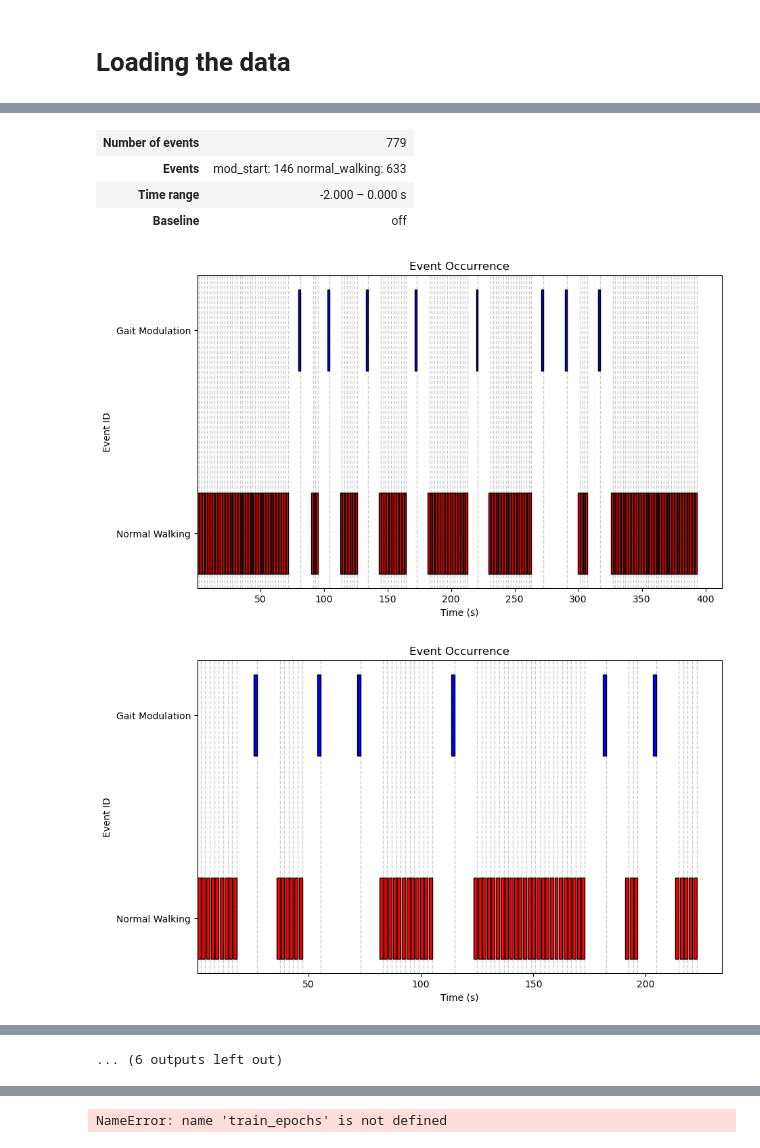
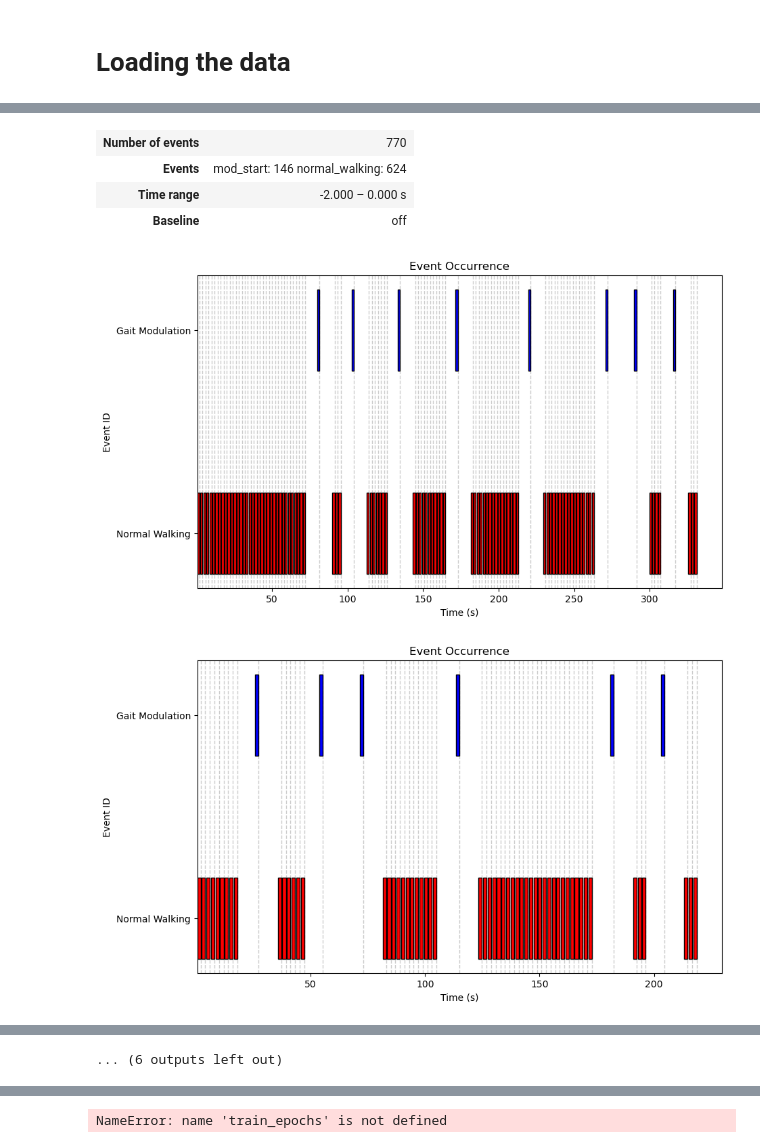
Before and after one commit to orabe/gaitmod, a Jupyter notebook: examples/lfp_all_data copy.ipynb, the cells around one changed output, grey strips where cells are left out. Cells and saved outputs as stored; diff of their text form; code cells hidden in the pictures.

Commit message:
[FIX]: walking events don't exceed n_samples

```diff
--- a/examples/lfp_all_data copy.ipynb
+++ b/examples/lfp_all_data copy.ipynb
@@ -66,15 +66,6 @@ info = mne.create_info(ch_names=lfp_ch_names[0:6], sfreq=lfp_sfreq, ch_types='db
 event_of_interest = 'mod_start'
 mod_start_event_id = 1
 
-# Define parameters
-epoch_tmin = -2.0
-epoch_tmax = 0.0
-epoch_duration_length = epoch_tmax - epoch_tmin
-epoch_sample_length = int(epoch_duration_length * lfp_sfreq)
-gap_duration = 10  # At least 10 seconds away from modulation events
-gap_sample_length = int(gap_duration * lfp_sfreq)
-
-
 # Define normal walking events
 normal_walking_event_id = -1
 
@@ -84,18 +75,22 @@ event_dict = {
     'normal_walking': normal_walking_event_id
 }
 
+# Define parameters
+epoch_tmin = -2.0
+epoch_tmax = 0.0
+epoch_duration = epoch_tmax - epoch_tmin
+epoch_sample_length = int(epoch_duration * lfp_sfreq)
+gap_duration = 10  # At least 10 seconds away from modulation events
+gap_sample_length = int(gap_duration * lfp_sfreq)
 
 epochs_list = []
 events_list = []
 
 for s in range(n_sessions):
-    # # Access specific sessions for a patient
-    session = all_data[s]
+    session = all_data[s] # Access specific patient/sessions
 
     # Extract events and lfp data of the subject/session
     lfp_data = session['data_LFP'] * 1e-6  # Convert microvolts to volts
-    lfp_duration = lfp_data.shape[1] / lfp_sfreq
-    n_samples = int(lfp_duration * lfp_sfreq)
 
     # lfp_raw = mne.io.RawArray(lfp_data, info, verbose=40)
     # lfp_raw.plot(start=0, duration=np.inf, remove_dc=False)
@@ -107,10 +102,11 @@ for s in range(n_sessions):
 
     # Trim the data and adjust the event onsets accordingly
     lfp_data, events_after_trim = DataProcessor.trim_data(lfp_data, events_before_trim, lfp_sfreq)
+    lfp_duration = lfp_data.shape[1] / lfp_sfreq
+    n_samples = int(lfp_duration * lfp_sfreq)
 
     # Update raw data after trimming
     lfp_raw = mne.io.RawArray(lfp_data, info, verbose=40)
-
 
     events_mod_start = events_before_trim[events_before_trim[:, 2] == event_dict_before_trim[event_of_interest]]
     # events_mod_start = events_after_trim[events_after_trim[:, 2] == event_dict_before_trim[event_of_interest]]
@@ -130,7 +126,6 @@ for s in range(n_sessions):
     events_mod_start[:, 1] = s # mark the session nr
     normal_walking_events[:, 1] = s # mark the session nr
 
-
     # ## Remove artifacts from raw LFP data using ICA.
     # ica_n_components = 6 # 6 = n_channels.
     # ica = mne.preprocessing.ICA(n_components=ica_n_components, random_state=97, max_iter=800, verbose=40)
@@ -149,6 +144,7 @@ for s in range(n_sessions):
         epoch_tmax,
         event_dict
     )
+    print("----------")
     # events[:, 1] = s # No need to mark the session nr for events again!
     epochs.events[:, 1] = s # mark the session nr
     # print("--------- ", np.unique(events[events[:, 1] == s][:, 2], return_counts=True))
@@ -236,7 +232,7 @@ Number of epochs: 44
 Plot saved as plots/15_event_classes.png
-| Number of events | 779 |
-| Events | mod_start: 146 normal_walking: 633 |
+| Number of events | 770 |
+| Events | mod_start: 146 normal_walking: 624 |
 | Time range | -2.000 – 0.000 s |
 | Baseline | off |
-[figure, old version]
+[figure, new version]
-[figure, old version]
+[figure, new version]
```
Also changed, not shown: parts of 4 cells of this notebook, 1 other file.
